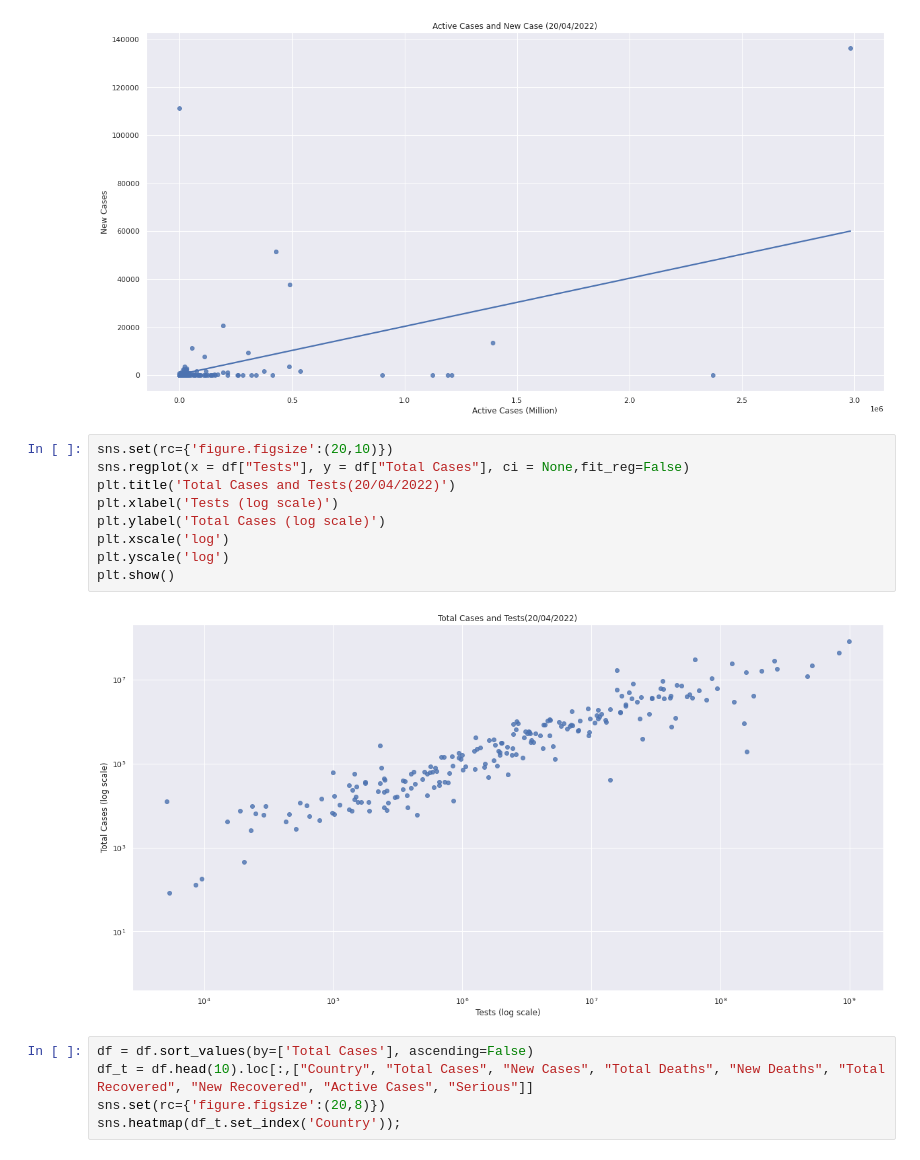
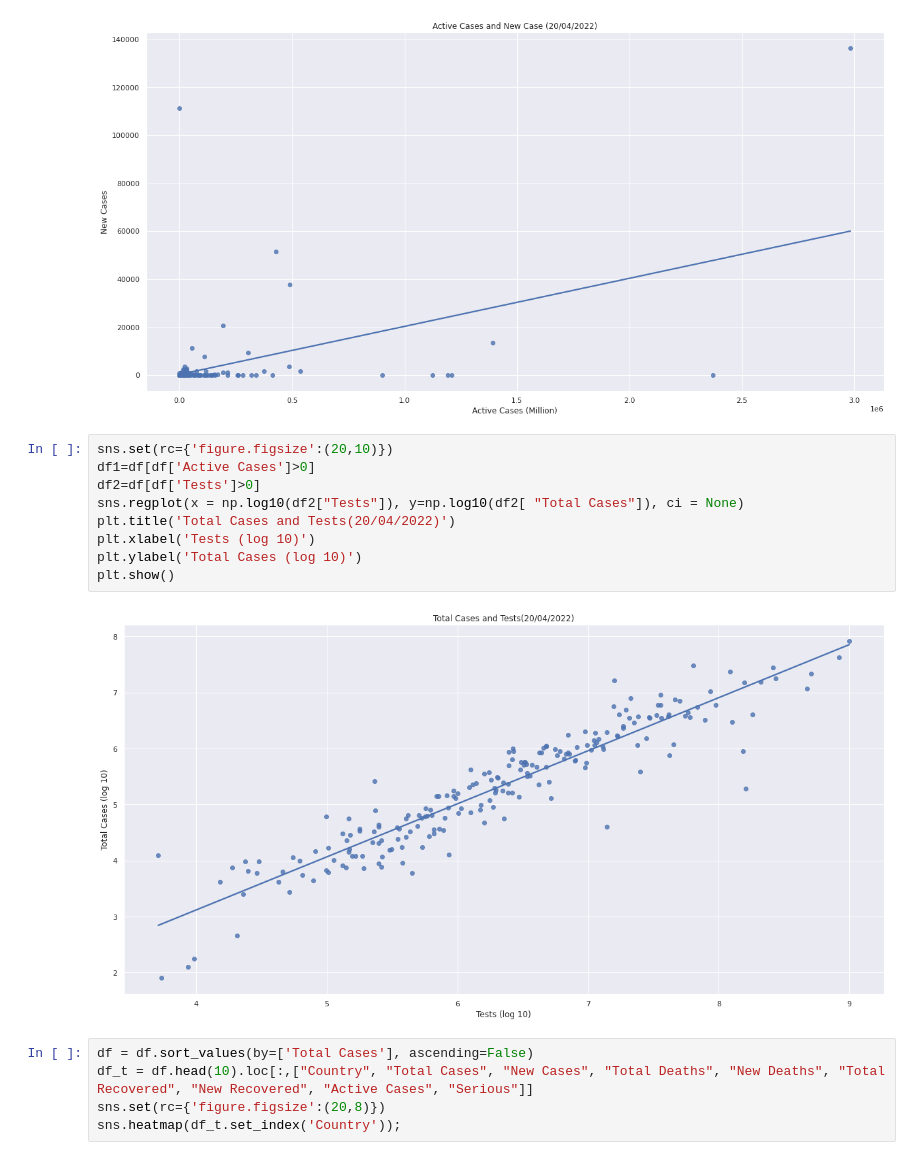
Before and after one commit to tu-leminh/visualization-lab, a Jupyter notebook: notebook.ipynb, the cells around one changed output. Saved outputs shown, nothing was run; the diff lists cells and outputs as text.

```diff
--- a/notebook.ipynb
+++ b/notebook.ipynb
@@ -88,15 +88,15 @@ plt.show()
 [figure]
 # %%
 sns.set(rc={'figure.figsize':(20,10)})
-sns.regplot(x = df["Tests"], y = df["Total Cases"], ci = None,fit_reg=False)
+df1=df[df['Active Cases']>0]
+df2=df[df['Tests']>0]
+sns.regplot(x = np.log10(df2["Tests"]), y=np.log10(df2[ "Total Cases"]), ci = None)
 plt.title('Total Cases and Tests(20/04/2022)')
-plt.xlabel('Tests (log scale)')
-plt.ylabel('Total Cases (log scale)')
-plt.xscale('log')
-plt.yscale('log')
+plt.xlabel('Tests (log 10)')
+plt.ylabel('Total Cases (log 10)')
 plt.show()
 # %% [output]
-[figure, old version]
+[figure, new version]
 # %%
 df = df.sort_values(by=['Total Cases'], ascending=False)
 df_t = df.head(10).loc[:,["Country", "Total Cases", "New Cases", "Total Deaths", "New Deaths", "Total Recovered", "New Recovered", "Active Cases", "Serious"]]
```
